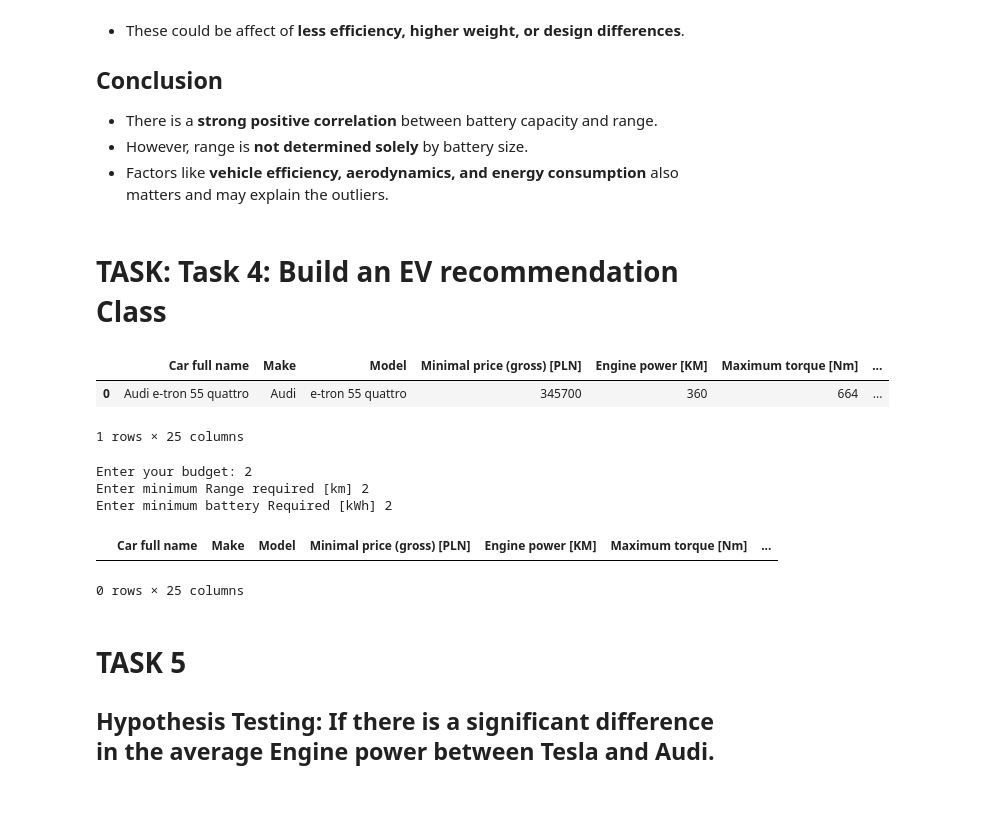
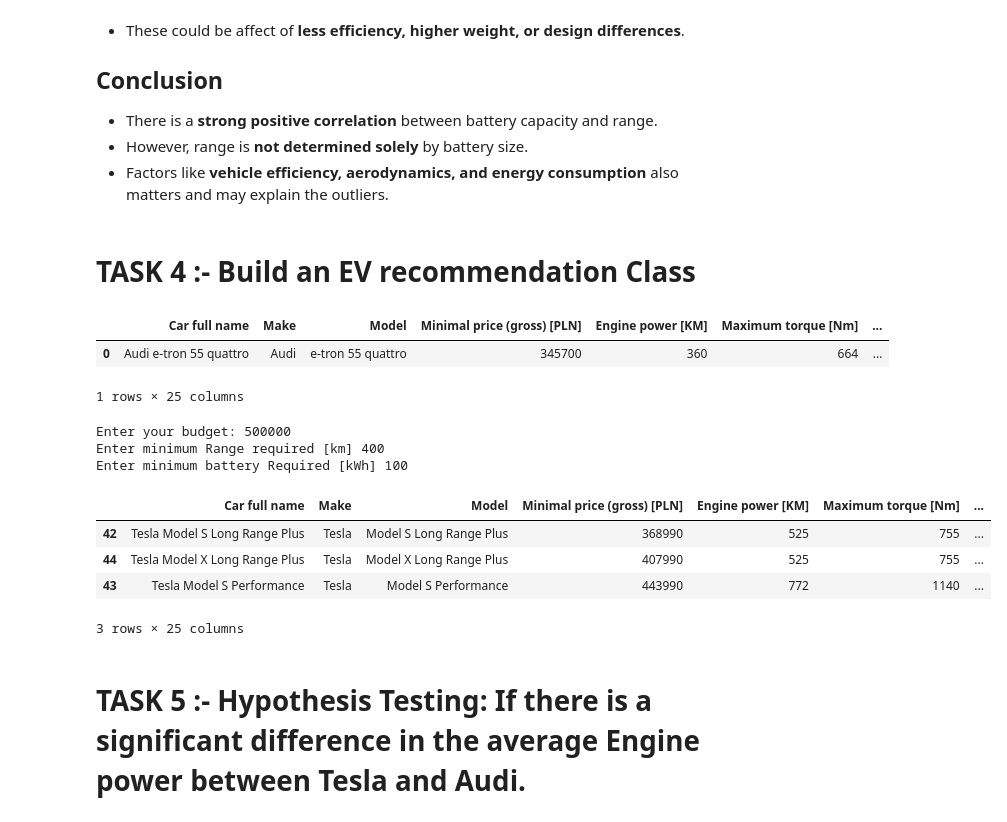
Before and after one commit to ajaythakur958/Electric-Vehicle-Data-Analysis-Project, a Jupyter notebook: EV Analysis.ipynb, the cells around one changed output. Saved outputs shown, nothing was run; the diff lists cells and outputs as text; code cells hidden in the pictures.

```diff
--- a/EV Analysis.ipynb
+++ b/EV Analysis.ipynb
@@ -92,6 +93,10 @@ dtype: int64
 # %%
 df["Type of brakes"] = df["Type of brakes"].fillna("NA")
 df["Boot capacity (VDA) [l]"] = df["Boot capacity (VDA) [l]"].fillna(df["Boot capacity (VDA) [l]"].median())
+df["Permissable gross weight [kg]"] = df["Permissable gross weight [kg]"].fillna(
+    df["Permissable gross weight [kg]"].median())
+df["Maximum load capacity [kg]"] = df["Maximum load capacity [kg]"].fillna(
+    df["Maximum load capacity [kg]"].median())
 df["Acceleration 0-100 kph [s]"] = df["Acceleration 0-100 kph [s]"].fillna(
     df["Acceleration 0-100 kph [s]"].median())
 df["mean - Energy consumption [kWh/100 km]"] = df["mean - Energy consumption [kWh/100 km]"].fillna(
@@ -266,7 +271,7 @@ plt.show()
 - However, range is **not determined solely** by battery size.
 - Factors like **vehicle efficiency, aerodynamics, and energy consumption** also matters and may explain the outliers.
 # %% [markdown]
-# TASK: Task 4: Build an EV recommendation Class
+# TASK 4 :- Build an EV recommendation Class
 # %%
 df.head(1)
 # %% [output]
@@ -276,32 +281,35 @@ df.head(1)
 # %%
 class EvRecommender:
     def __init__(self, ev_df):
         self.ev_df = ev_df
 
     def recommend(self, budget, min_range, min_battery):
         filtered_data = self.ev_df[
             (self.ev_df["Minimal price (gross) [PLN]"] <= budget) &
             (self.ev_df["Range (WLTP) [km]"] >= min_range) &
             (self.ev_df["Battery capacity [kWh]"] >= min_battery)
             ]
         filtered_data = filtered_data.sort_values( by = ["Minimal price (gross) [PLN]", "Range (WLTP) [km]"], ascending = [True, False] )
-        return filtered_data.head(3)
+        result = filtered_data.head(3)
+        return result
 
 recommender = EvRecommender(df)
 budget = float(input("Enter your budget:"))
 min_range = float(input("Enter minimum Range required [km]"))
 min_battery = float(input("Enter minimum battery Required [kWh]"))
 
 recommender.recommend(budget, min_range, min_battery)
 # %% [output]
-Enter your budget: 2
-Enter minimum Range required [km] 2
-Enter minimum battery Required [kWh] 2
+Enter your budget: 500000
+Enter minimum Range required [km] 400
+Enter minimum battery Required [kWh] 100
 |  | Car full name | Make | Model | Minimal price (gross) [PLN] | Engine power [KM] | Maximum torque [Nm] | ... |
+| 42 | Tesla Model S Long Range Plus | Tesla | Model S Long Range Plus | 368990 | 525 | 755 | ... |
+| 44 | Tesla Model X Long Range Plus | Tesla | Model X Long Range Plus | 407990 | 525 | 755 | ... |
+| 43 | Tesla Model S Performance | Tesla | Model S Performance | 443990 | 772 | 1140 | ... |
-0 rows × 25 columns
+3 rows × 25 columns
 # %% [markdown]
-# TASK 5
-## Hypothesis Testing: If there is a significant difference in the average Engine power between Tesla and Audi.
+# TASK 5 :- Hypothesis Testing: If there is a significant difference in the average Engine power between Tesla and Audi.
 # %%
 # Extract Tesla and Audi data
 tesla_power = df[df['Make'] == 'Tesla']['Engine power [KM]']
```
Also changed, not shown: parts of 11 cells of this notebook.
